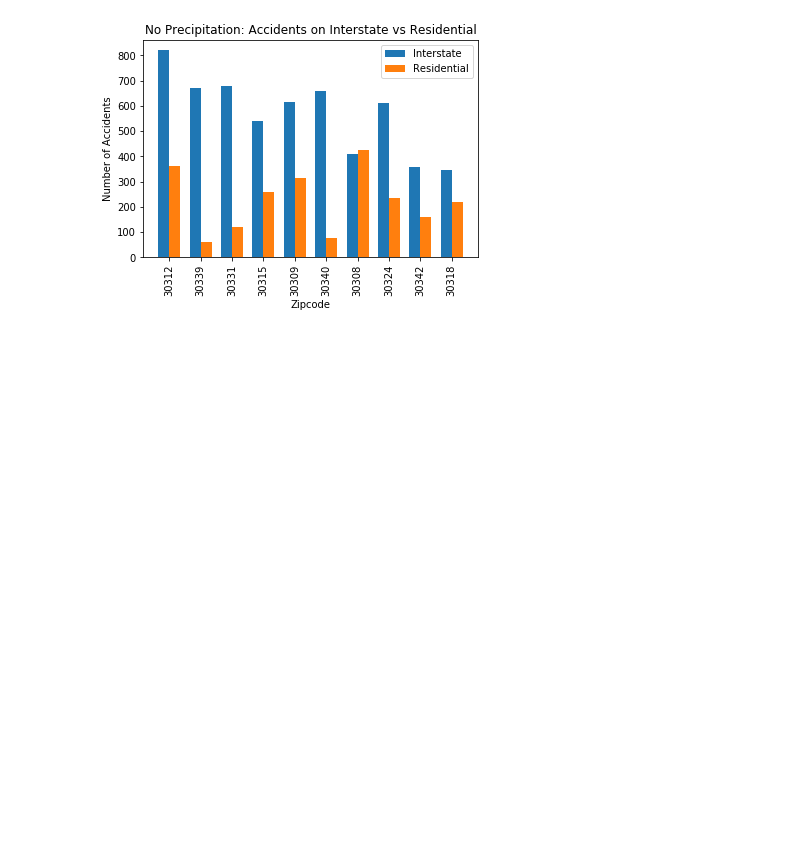
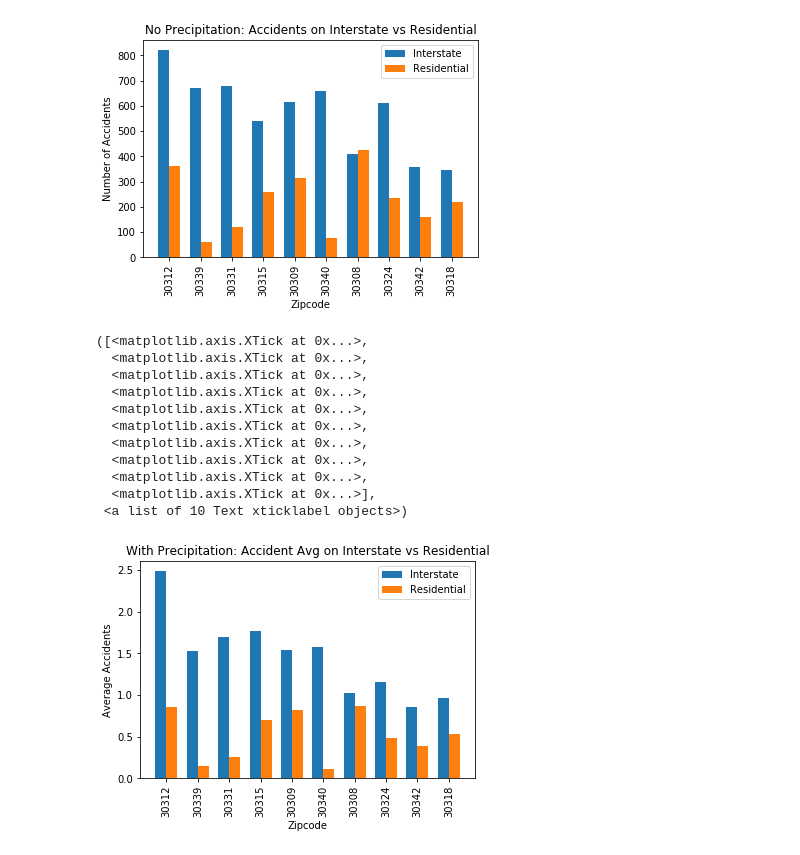
Before and after one commit to alexcaughman/iteration_station, a Jupyter notebook: Analysis_AP_7_4_20.ipynb, the cells around one changed output. Saved outputs shown, nothing was run; the diff lists cells and outputs as text; code cells hidden in the pictures; blank space fills up the shorter version.

```diff
--- a/Analysis_AP_7_4_20.ipynb
+++ b/Analysis_AP_7_4_20.ipynb
@@ -373,33 +373,54 @@ fig
 #30312
 y_30312_I = zip_30312_df_reduced["Interstate_ct"].sum()
 y_30312_R = zip_30312_df_reduced["Residential_ct"].sum()
+y_30312_I_m = zip_30312_df_reduced["Interstate_ct"].mean()
+y_30312_R_m = zip_30312_df_reduced["Residential_ct"].mean()
+
 #30339
 y_30339_I = zip_30339_df_reduced["Interstate_ct"].sum()
 y_30339_R = zip_30339_df_reduced["Residential_ct"].sum()
+y_30339_I_m = zip_30339_df_reduced["Interstate_ct"].mean()
+y_30339_R_m = zip_30339_df_reduced["Residential_ct"].mean()
 #30331
 y_30331_I = zip_30331_df_reduced["Interstate_ct"].sum()
 y_30331_R = zip_30331_df_reduced["Residential_ct"].sum()
+y_30331_I_m = zip_30331_df_reduced["Interstate_ct"].mean()
+y_30331_R_m = zip_30331_df_reduced["Residential_ct"].mean()
 #30315
 y_30315_I = zip_30315_df_reduced["Interstate_ct"].sum()
 y_30315_R = zip_30315_df_reduced["Residential_ct"].sum()
+y_30315_I_m = zip_30315_df_reduced["Interstate_ct"].mean()
+y_30315_R_m = zip_30315_df_reduced["Residential_ct"].mean()
 #30309
 y_30309_I = zip_30309_df_reduced["Interstate_ct"].sum()
 y_30309_R = zip_30309_df_reduced["Residential_ct"].sum()
+y_30309_I_m = zip_30309_df_reduced["Interstate_ct"].mean()
+y_30309_R_m = zip_30309_df_reduced["Residential_ct"].mean()
 #30340
 y_30340_I = zip_30340_df_reduced["Interstate_ct"].sum()
 y_30340_R = zip_30340_df_reduced["Residential_ct"].sum()
+y_30340_I_m = zip_30340_df_reduced["Interstate_ct"].mean()
+y_30340_R_m = zip_30340_df_reduced["Residential_ct"].mean()
 #30308
 y_30308_I = zip_30308_df_reduced["Interstate_ct"].sum()
 y_30308_R = zip_30308_df_reduced["Residential_ct"].sum()
+y_30308_I_m = zip_30308_df_reduced["Interstate_ct"].mean()
+y_30308_R_m = zip_30308_df_reduced["Residential_ct"].mean()
 #30324
 y_30324_I = zip_30324_df_reduced["Interstate_ct"].sum()
 y_30324_R = zip_30324_df_reduced["Residential_ct"].sum()
+y_30324_I_m = zip_30324_df_reduced["Interstate_ct"].mean()
+y_30324_R_m = zip_30324_df_reduced["Residential_ct"].mean()
 #30342
 y_30342_I = zip_30342_df_reduced["Interstate_ct"].sum()
 y_30342_R = zip_30342_df_reduced["Residential_ct"].sum()
+y_30342_I_m = zip_30342_df_reduced["Interstate_ct"].mean()
+y_30342_R_m = zip_30342_df_reduced["Residential_ct"].mean()
 #30318
 y_30318_I = zip_30318_df_reduced["Interstate_ct"].sum()
 y_30318_R = zip_30318_df_reduced["Residential_ct"].sum()
+y_30318_I_m = zip_30318_df_reduced["Interstate_ct"].mean()
+y_30318_R_m = zip_30318_df_reduced["Residential_ct"].mean()
 # %%
 
 # Plotting Bar Plot
@@ -565,3 +606,32 @@ plt.xticks(tick_locations, zipcodes, rotation = 'vertical')
   <matplotlib.axis.XTick at 0x...>],
  <a list of 10 Text xticklabel objects>)
 [figure]
+# %%
+zipcodes = [30312, 30339, 30331, 30315, 30309, 30340, 30308, 30324, 30342, 30318]
+indx = np.arange(len(zipcodes))
+Accident_counts_interstate = [y_30312_I_m,y_30339_I_m,y_30331_I_m,y_30315_I_m,y_30309_I_m,y_30340_I_m,y_30308_I_m,y_30324_I_m,y_30342_I_m,y_30318_I_m]
+Accident_counts_residential = [y_30312_R_m,y_30339_R_m,y_30331_R_m,y_30315_R_m,y_30309_R_m,y_30340_R_m,y_30308_R_m,y_30324_R_m,y_30342_R_m,y_30318_R_m]
+bar_width = 0.35
+
+fig, ax = plt.subplots()
+inter_precip = ax.bar(indx - bar_width/2, Accident_counts_interstate, bar_width, label='Interstate')
+inter_no_precip = ax.bar(indx + bar_width/2, Accident_counts_residential, bar_width, label='Residential')
+plt.title("With Precipitation: Accident Avg on Interstate vs Residential")
+plt.legend(loc="upper right")
+plt.xlabel("Zipcode")
+plt.ylabel("Average Accidents")
+tick_locations = indx
+plt.xticks(tick_locations, zipcodes, rotation = 'vertical')
+# %% [output]
+([<matplotlib.axis.XTick at 0x...>,
+  <matplotlib.axis.XTick at 0x...>,
+  <matplotlib.axis.XTick at 0x...>,
+  <matplotlib.axis.XTick at 0x...>,
+  <matplotlib.axis.XTick at 0x...>,
+  <matplotlib.axis.XTick at 0x...>,
+  <matplotlib.axis.XTick at 0x...>,
+  <matplotlib.axis.XTick at 0x...>,
+  <matplotlib.axis.XTick at 0x...>,
+  <matplotlib.axis.XTick at 0x...>],
+ <a list of 10 Text xticklabel objects>)
+[figure, added]
```
Also changed, not shown: parts of 4 cells of this notebook, 1 other file.
